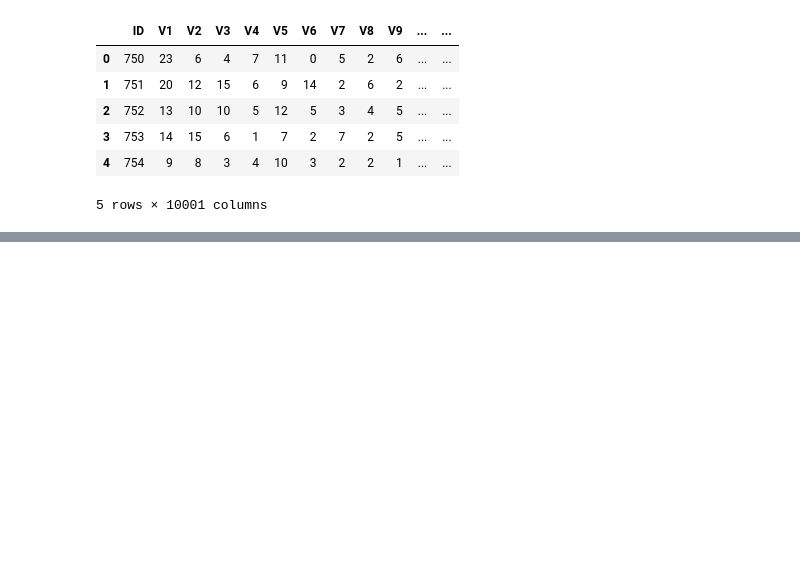
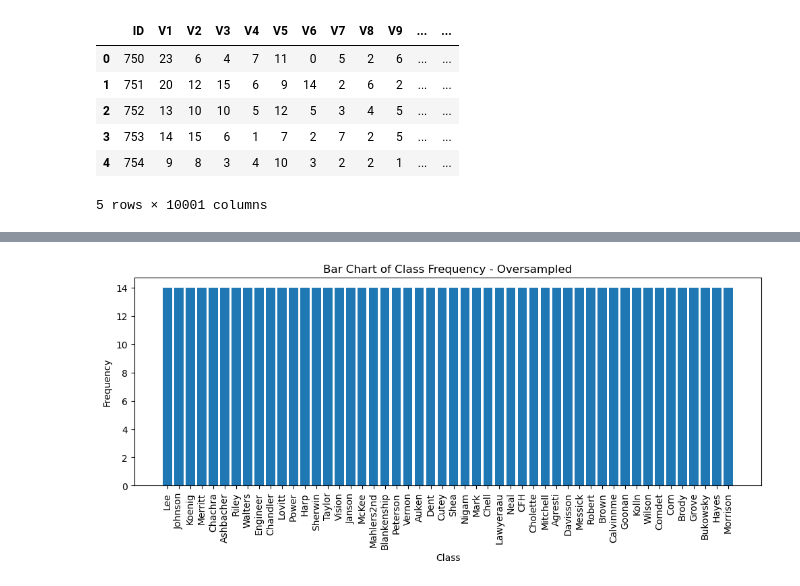
Before and after one commit to paulhoenes/ml_ss24, a Jupyter notebook: Amazon_reviews.ipynb, the cells around one changed output, grey strips where cells are left out. Saved outputs shown, nothing was run; the diff lists cells and outputs as text; code cells hidden in the pictures; blank space fills up the shorter version.

```diff
--- a/Amazon_reviews.ipynb
+++ b/Amazon_reviews.ipynb
@@ -744,0 +147,25 @@ array([[1, 0, 0, ..., 0, 0, 0],
+# %%
+from imblearn.over_sampling import RandomOverSampler
+
+from sklearn.model_selection import train_test_split
+from imblearn.over_sampling import RandomOverSampler
+import pandas as pd
+import numpy as np
+
+def split_and_oversample(X, y, test_size=0.25, random_state=123):
+
+    X_train, X_test, y_train, y_test = train_test_split(X, y, test_size=test_size, random_state=random_state)
+
+    # Oversampling
+    ros = RandomOverSampler(random_state=random_state)
+    X_train_resampled, y_train_resampled = ros.fit_resample(X_train, y_train)
+
+
+    return X_train_resampled, y_train_resampled, X_test, y_test
+
+
+
+X_train_resampled, y_train_resampled, X_test, y_test = split_and_oversample(amazon_train.drop('Class', axis=1), amazon_train['Class'], random_state=123)
+
+print(X_train_resampled.head(3))
+print(y_train_resampled.head(3))
@@ -744,0 +188,18 @@ array([[1, 0, 0, ..., 0, 0, 0],
+# %%
+class_counts = y_train_resampled.value_counts()
+
+plt.figure(figsize=(12, 4))
+plt.bar(class_counts.index, class_counts.values)
+
+
+plt.xlabel('Class')
+plt.ylabel('Frequency')
+plt.title('Bar Chart of Class Frequency - Oversampled')
+
+# rotate the x-axis labels
+plt.xticks(rotation=90)
+
+# Display the plot
+plt.show()
+# %% [output]
+[figure, added]
```
Also changed, not shown: parts of 60 cells of this notebook.
